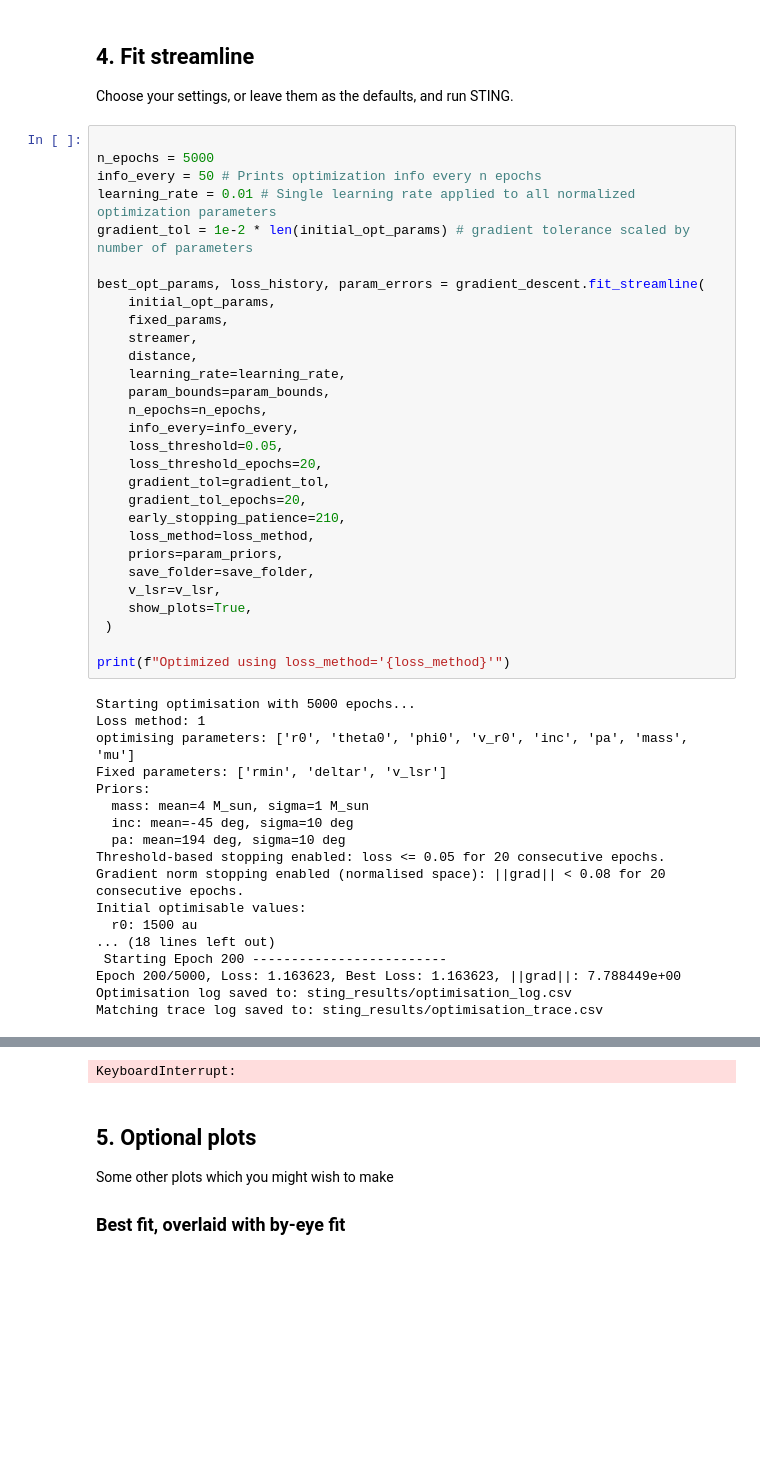
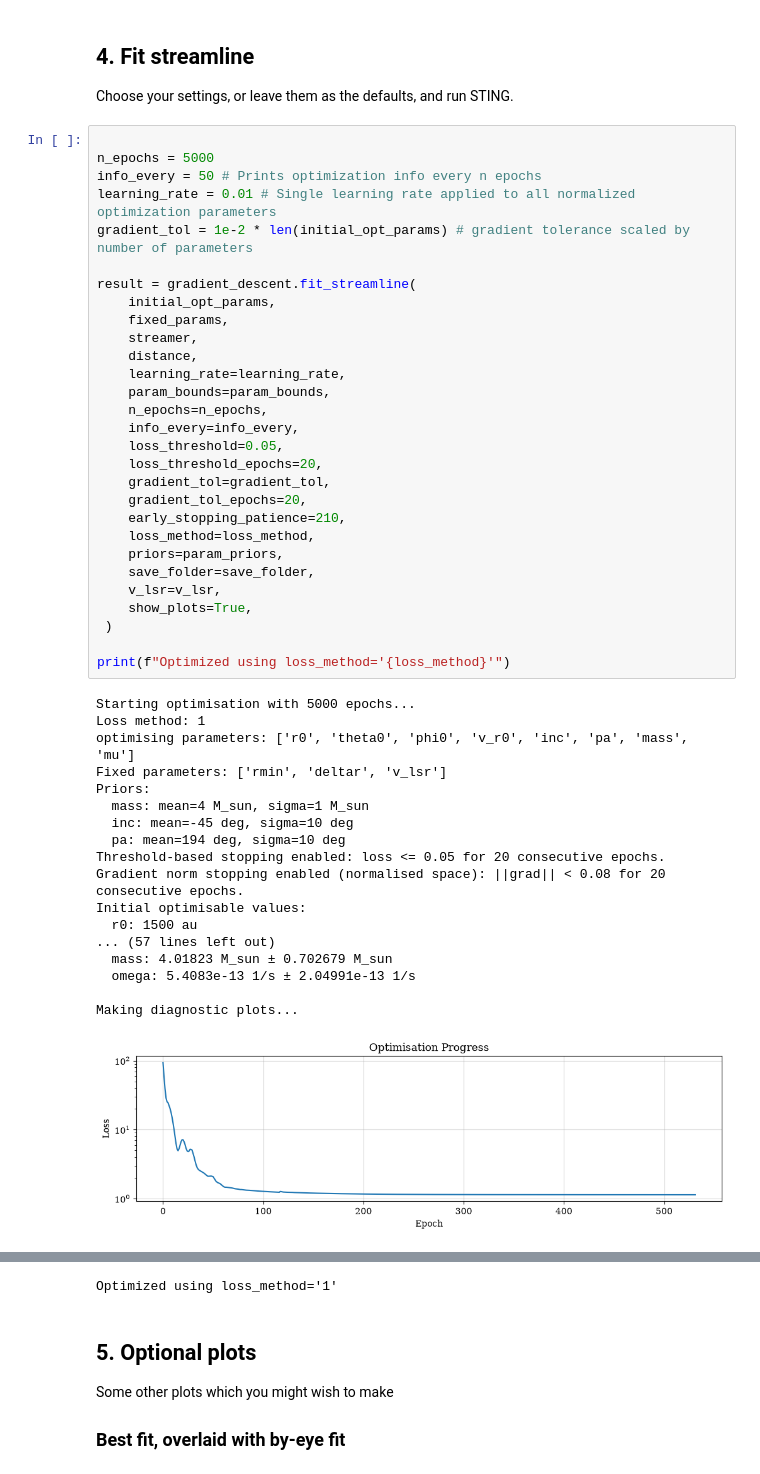
Before and after one commit to Lauren4476/sting, a Jupyter notebook: examples/sting_example_run.ipynb, the cells around one changed output, grey strips where cells are left out. Drawn from its saved outputs; the diff is of its cells as text; blank space fills up the shorter version.

```diff
--- a/examples/sting_example_run.ipynb
+++ b/examples/sting_example_run.ipynb
@@ -156,7 +156,7 @@ info_every = 50 # Prints optimization info every n epochs
 learning_rate = 0.01 # Single learning rate applied to all normalized optimization parameters
 gradient_tol = 1e-2 * len(initial_opt_params) # gradient tolerance scaled by number of parameters
 
-best_opt_params, loss_history, param_errors = gradient_descent.fit_streamline(
+result = gradient_descent.fit_streamline(
     initial_opt_params,
     fixed_params,
     streamer,
@@ -164,35 +164,36 @@ best_opt_params, loss_history, param_errors = gradient_descent.fit_streamline(
     learning_rate=learning_rate,
     param_bounds=param_bounds,
     n_epochs=n_epochs,
     info_every=info_every,
     loss_threshold=0.05,
     loss_threshold_epochs=20,
     gradient_tol=gradient_tol,
     gradient_tol_epochs=20,
     early_stopping_patience=210,
     loss_method=loss_method,
     priors=param_priors,
     save_folder=save_folder,
     v_lsr=v_lsr,
     show_plots=True,
  )
 
 print(f"Optimized using loss_method='{loss_method}'")
 # %% [output]
 Starting optimisation with 5000 epochs...
 Loss method: 1
 optimising parameters: ['r0', 'theta0', 'phi0', 'v_r0', 'inc', 'pa', 'mass', 'mu']
 Fixed parameters: ['rmin', 'deltar', 'v_lsr']
 Priors:
   mass: mean=4 M_sun, sigma=1 M_sun
   inc: mean=-45 deg, sigma=10 deg
   pa: mean=194 deg, sigma=10 deg
 Threshold-based stopping enabled: loss <= 0.05 for 20 consecutive epochs.
 Gradient norm stopping enabled (normalised space): ||grad|| < 0.08 for 20 consecutive epochs.
 Initial optimisable values:
   r0: 1500 au
-... (18 lines left out)
- Starting Epoch 200 -------------------------
-Epoch 200/5000, Loss: 1.163623, Best Loss: 1.163623, ||grad||: 7.788449e+00
-Optimisation log saved to: sting_results/optimisation_log.csv
-Matching trace log saved to: sting_results/optimisation_trace.csv
+... (57 lines left out)
+  mass: 4.01823 M_sun ± 0.702679 M_sun
+  omega: 5.4083e-13 1/s ± 2.04991e-13 1/s
+
+Making diagnostic plots...
+[figure, added]
@@ -199,4 +204,4 @@ Matching trace log saved to: sting_results/optimisation_trace.csv
-KeyboardInterrupt:
+Optimized using loss_method='1'
 # %% [markdown]
 ## 5. Optional plots
 
```
Also changed, not shown: parts of 4 cells of this notebook, 6 other files.
